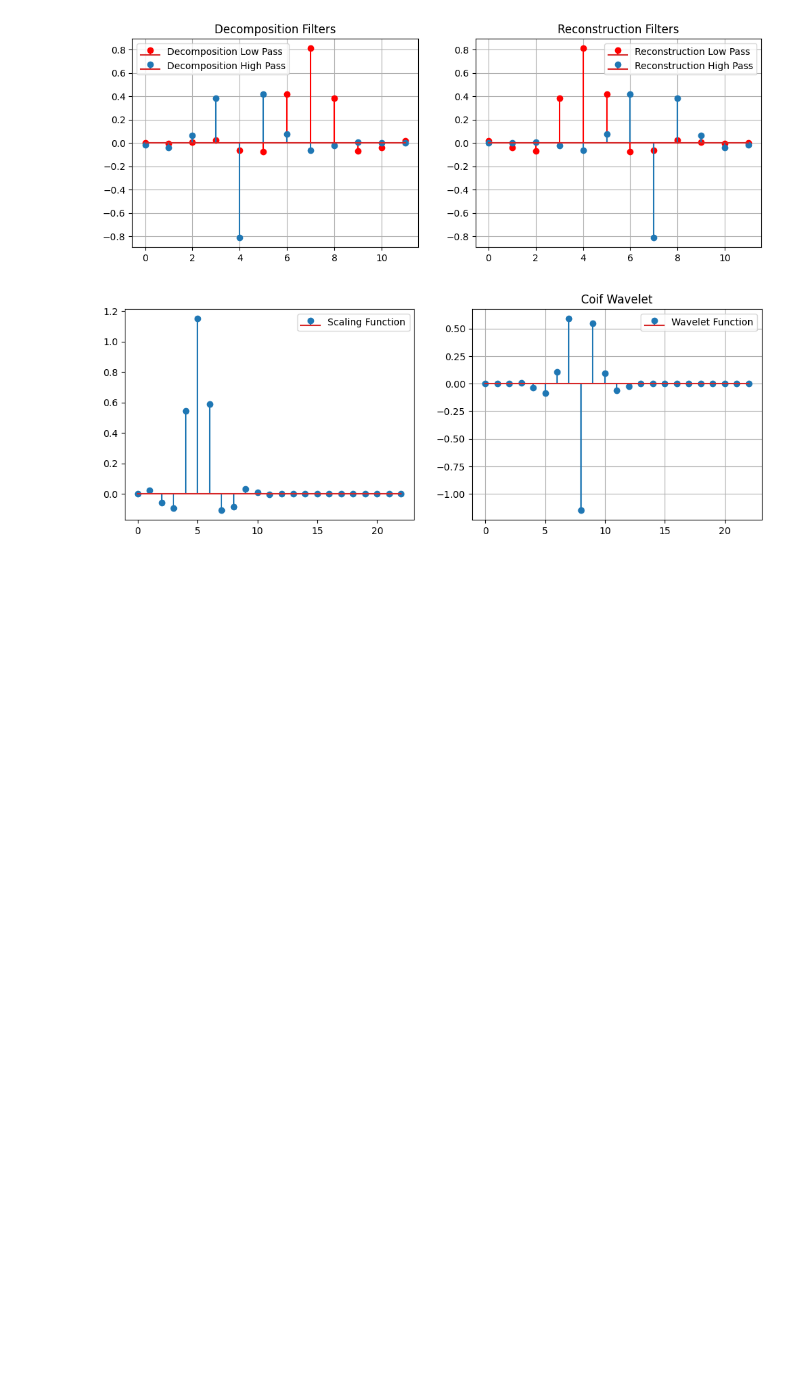
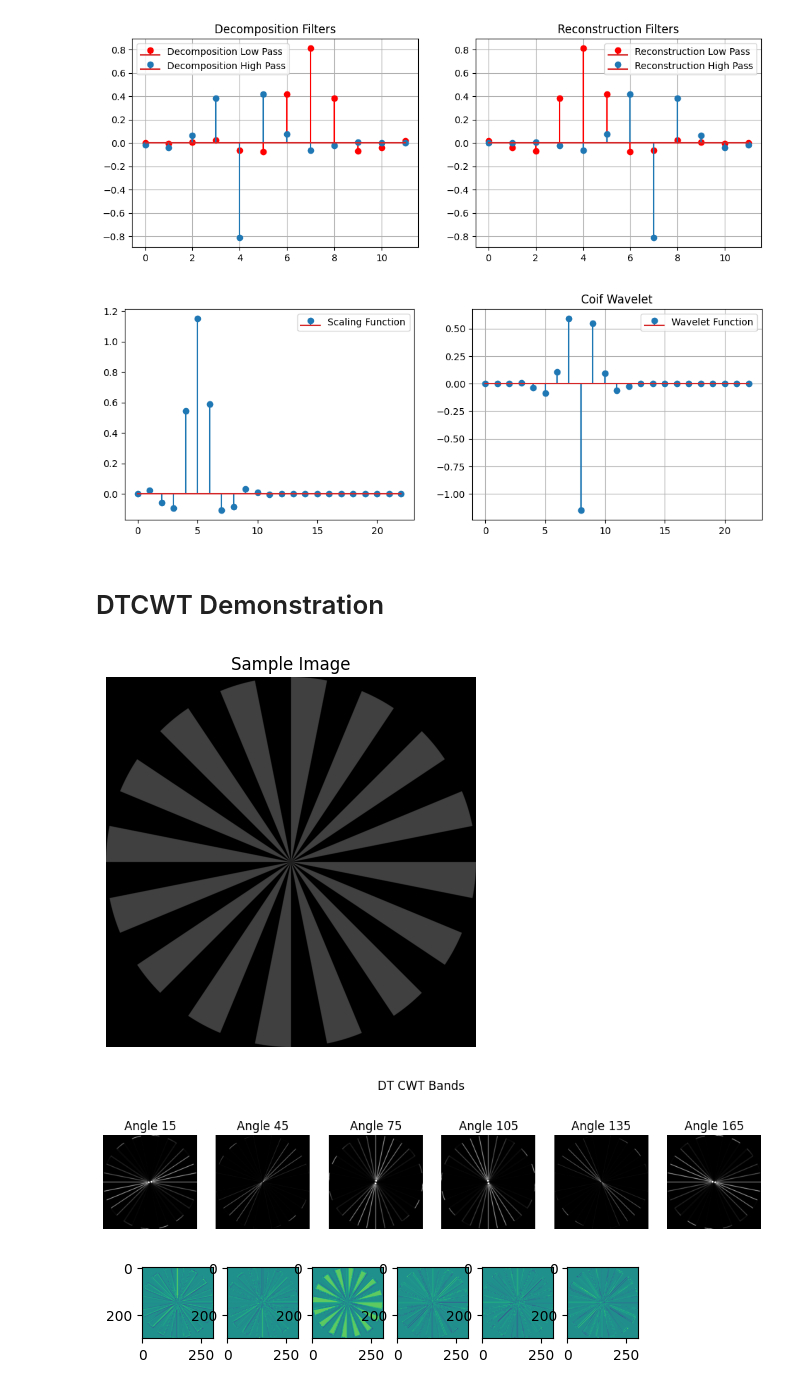
Before and after one commit to GSNikhil/inpainting-detection, a Jupyter notebook: wavelets.ipynb, the cells around one changed output. Saved outputs shown, nothing was run; the diff lists cells and outputs as text; code cells hidden in the pictures; blank space fills up the shorter version.

Commit message:
added dtcwt demo code

```diff
--- a/wavelets.ipynb
+++ b/wavelets.ipynb
@@ -67,3 +67,45 @@ Number of vanishing moments in detail 4
 Number of vanishing moments in scale 3
 [figure]
 [figure]
+# %% [markdown]
+# DTCWT Demonstration
+# %%
+# Load the mandrill image
+mandrill = plt.imread("../star.png")
+mandrill = mandrill.mean(axis=2)
+
+# Show mandrill
+plt.figure(1)
+plt.axis('off')
+plt.title("Sample Image")
+plt.imshow(mandrill, cmap='gray', clim=(0,1))
+
+import dtcwt
+import numpy as np
+transform = dtcwt.Transform2d()
+
+# Compute two levels of dtcwt with the defaul wavelet family
+mandrill_t = transform.forward(mandrill, nlevels=2)
+
+# Show the absolute images for each direction in level 2.
+# Note that the 2nd level has index 1 since the 1st has index 0.
+labels = [15, 45, 75, 105, 135, 165]
+plt.figure(2, figsize=(12, 3))
+plt.suptitle("DT CWT Bands")
+for slice_idx in range(mandrill_t.highpasses[1].shape[2]):
+    plt.subplot(1, 6, slice_idx + 1)
+    plt.axis('off')
+    plt.title(f"Angle {labels[slice_idx]}")
+    plt.imshow(5 * (np.abs(mandrill_t.highpasses[1][:,:,slice_idx])), cmap="gray", clim=(0, 1))
+
+
+
+# Show the phase images for each direction in level 2.
+plt.figure(3)
+for slice_idx in range(mandrill_t.highpasses[1].shape[2]):
+    plt.subplot(1, 6, slice_idx + 1)
+    plt.imshow(np.angle(mandrill_t.highpasses[1][:,:,slice_idx]), cmap="viridis", clim=(-np.pi, np.pi))
+# %% [output]
+[figure, added]
+[figure, added]
+[figure, added]
```
Also changed, not shown: parts of 3 cells of this notebook.
